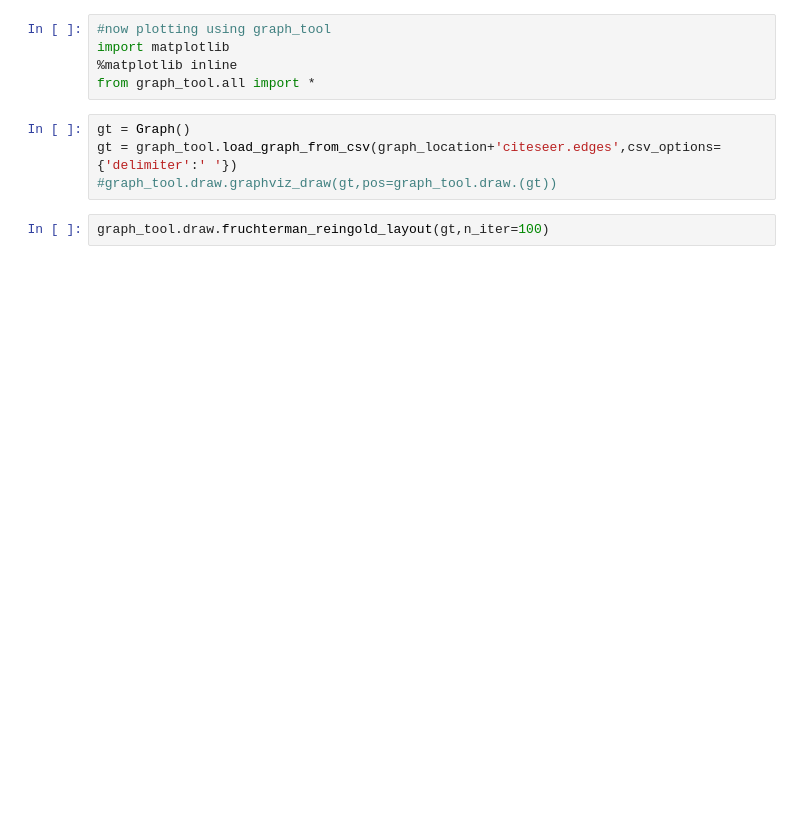
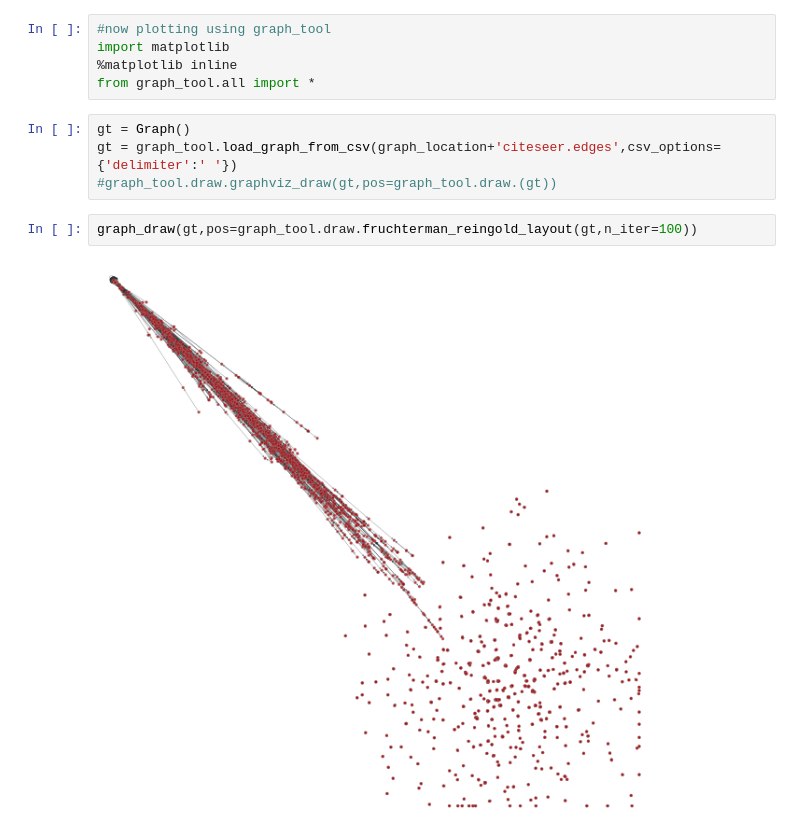
Before and after one commit to sunilkmaurya/graph_embedding, a Jupyter notebook: evaluation/embedding_analysis.ipynb, the cells around one changed output. Saved outputs shown, nothing was run; the diff lists cells and outputs as text; blank space fills up the shorter version.

```diff
--- a/evaluation/embedding_analysis.ipynb
+++ b/evaluation/embedding_analysis.ipynb
@@ -189,5 +189,6 @@ gt = Graph()
 gt = graph_tool.load_graph_from_csv(graph_location+'citeseer.edges',csv_options={'delimiter':' '})
 #graph_tool.draw.graphviz_draw(gt,pos=graph_tool.draw.(gt))
 # %%
-graph_tool.draw.fruchterman_reingold_layout(gt,n_iter=100)
+graph_draw(gt,pos=graph_tool.draw.fruchterman_reingold_layout(gt,n_iter=100))
 # %% [output]
+[figure, added]
```
Also changed, not shown: parts of 16 cells of this notebook.
